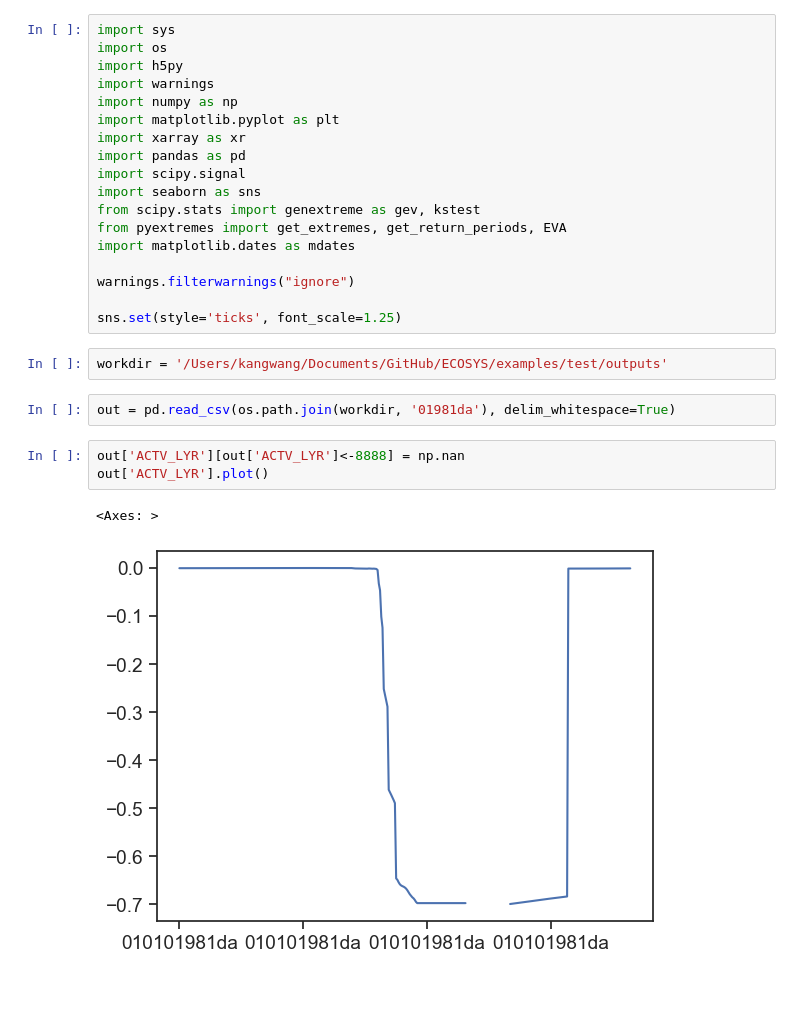
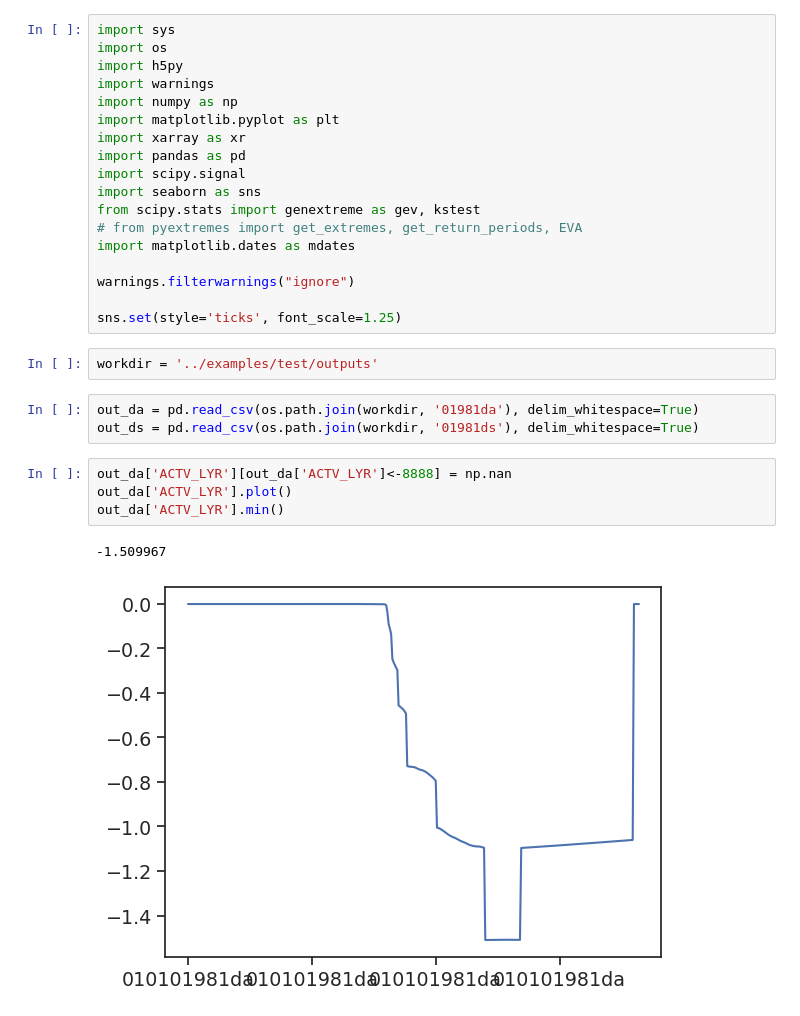
Before and after one commit to wk1984/ECOSYS, a Jupyter notebook: python_scripts/STEP01_check_results.ipynb, the cells around one changed output. Cells and saved outputs as stored; diff of their text form; blank space fills up the shorter version.

```diff
--- a/python_scripts/STEP01_check_results.ipynb
+++ b/python_scripts/STEP01_check_results.ipynb
@@ -10,20 +10,22 @@ import pandas as pd
 import scipy.signal
 import seaborn as sns
 from scipy.stats import genextreme as gev, kstest
-from pyextremes import get_extremes, get_return_periods, EVA
+# from pyextremes import get_extremes, get_return_periods, EVA
 import matplotlib.dates as mdates
 
 warnings.filterwarnings("ignore")
 
 sns.set(style='ticks', font_scale=1.25)
 # %%
-workdir = '/Users/kangwang/Documents/GitHub/ECOSYS/examples/test/outputs'
+workdir = '../examples/test/outputs'
 # %%
-out = pd.read_csv(os.path.join(workdir, '01981da'), delim_whitespace=True)
+out_da = pd.read_csv(os.path.join(workdir, '01981da'), delim_whitespace=True)
+out_ds = pd.read_csv(os.path.join(workdir, '01981ds'), delim_whitespace=True)
 # %%
-out['ACTV_LYR'][out['ACTV_LYR']<-8888] = np.nan
-out['ACTV_LYR'].plot()
+out_da['ACTV_LYR'][out_da['ACTV_LYR']<-8888] = np.nan
+out_da['ACTV_LYR'].plot()
+out_da['ACTV_LYR'].min()
 # %% [output]
-<Axes: >
+-1.509967
-[figure, old version]
+[figure, new version]
 # %%
```
Also changed, not shown: parts of 4 cells of this notebook.
